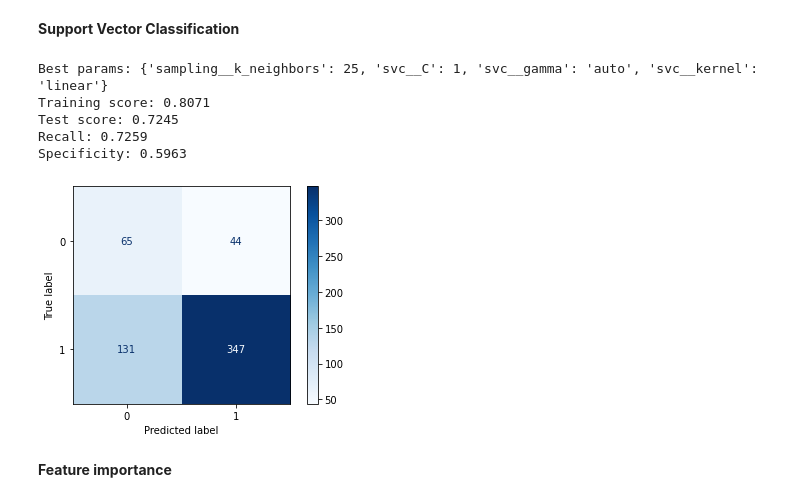
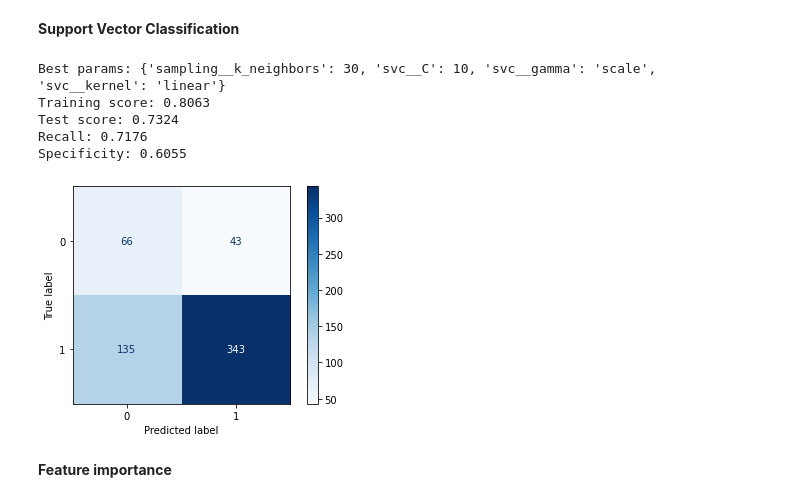
Before and after one commit to doscsy12/AKI_rrt, a Jupyter notebook: Preprocessing_model_tuning.ipynb, the cells around one changed output. Saved outputs shown, nothing was run; the diff lists cells and outputs as text; code cells hidden in the pictures.

```diff
--- a/Preprocessing_model_tuning.ipynb
+++ b/Preprocessing_model_tuning.ipynb
@@ -197,2 +196,6 @@ So the **baseline accuracy** is 0.606 (for train set), and 0.671 (for test set)
 # %% [markdown]
 ### Logistic regression (with SMOTE)
+# %%
+# from previous notebook
+# drop the above columns
+aki_data.drop(columns=['gender','sbp_mean','dbp_mean'],inplace=True)
@@ -299,11 +332,9 @@ aki_data['aniongap_max*potassium_max'] = aki_data['aniongap_max'] * aki_data['po
 aki_data['aniongap_max*creatinine_max'] = aki_data['aniongap_max'] * aki_data['creatinine_max']
 aki_data['aniongap_max*mbp_mean'] = aki_data['aniongap_max'] * aki_data['mbp_mean']
 aki_data['creatinine_max*potassium_max'] = aki_data['creatinine_max'] * aki_data['potassium_max']
-aki_data['aniongap_max*dbp_mean'] = aki_data['aniongap_max'] * aki_data['dbp_mean']
 aki_data['aniongap_min*potassium_max'] = aki_data['aniongap_min'] * aki_data['potassium_max']
 aki_data['calcium_max*creatinine_max'] = aki_data['calcium_max'] * aki_data['creatinine_max']
 aki_data['hematocrit_max*creatinine_max'] = aki_data['hematocrit_max'] * aki_data['creatinine_max']
-aki_data['aniongap_max*sbp_mean'] = aki_data['aniongap_max'] * aki_data['sbp_mean']
 aki_data['aniongap_min*creatinine_max'] = aki_data['aniongap_min'] * aki_data['creatinine_max']
 aki_data['hemoglobin_max*creatinine_max'] = aki_data['hemoglobin_max'] * aki_data['creatinine_max']
 aki_data['creatinine_max*gcs_min'] = aki_data['creatinine_max'] * aki_data['gcs_min']
@@ -352,7 +383,7 @@ pipe = Pipeline([
     ])
 # %%
 pipe_params = {
-    'pca__n_components': [5,10,15,20,25,30,35,40,45,50,55,60],
+    'pca__n_components': [5,10,15,20,25,30,35,40,45,50,55],
 }
 # %%
 grid = GridSearchCV(pipe, pipe_params, scoring='roc_auc', n_jobs=-1)
@@ -601,28 +632,28 @@ plt.show()
 **Support Vector Classification**
 # %%
 # Support Vector Classification
-grid_params = {
-    'sampling__k_neighbors': [25, 30],
-    'svc__kernel': ['linear', 'sigmoid'],
-    'svc__gamma' : ['scale', 'auto'],
-    'svc__C': [1 ,5 ,10]
+# grid_params = {
+#     'sampling__k_neighbors': [25, 30],
+#     'svc__kernel': ['linear', 'sigmoid'],
+#     'svc__gamma' : ['scale', 'auto'],
+#     'svc__C': [1 ,5 ,10]
+# }
+
+best_params = {
+    'sampling__k_neighbors': [30],
+    'svc__kernel': ['linear'],
+    'svc__gamma' : ['scale'],
+    'svc__C': [10]
 }
 
-# best_params = {
-#     'sampling__k_neighbors': [25],
-#     'svc__kernel': ['linear'],
-#     'svc__gamma' : ['scale'],
-#     'svc__C': [1]
-# }
-
-svc = run_models('svc',  grid_params)
+svc = run_models('svc', best_params)
 # %% [output]
-Best params: {'sampling__k_neighbors': 25, 'svc__C': 1, 'svc__gamma': 'auto', 'svc__kernel': 'linear'}
-Training score: 0.8071
-Test score: 0.7245
-Recall: 0.7259
-Specificity: 0.5963
+Best params: {'sampling__k_neighbors': 30, 'svc__C': 10, 'svc__gamma': 'scale', 'svc__kernel': 'linear'}
+Training score: 0.8063
+Test score: 0.7324
+Recall: 0.7176
+Specificity: 0.6055
-[figure, old version]
+[figure, new version]
 # %% [markdown]
 **Feature importance**
 # %%
```
Also changed, not shown: parts of 32 cells of this notebook.
